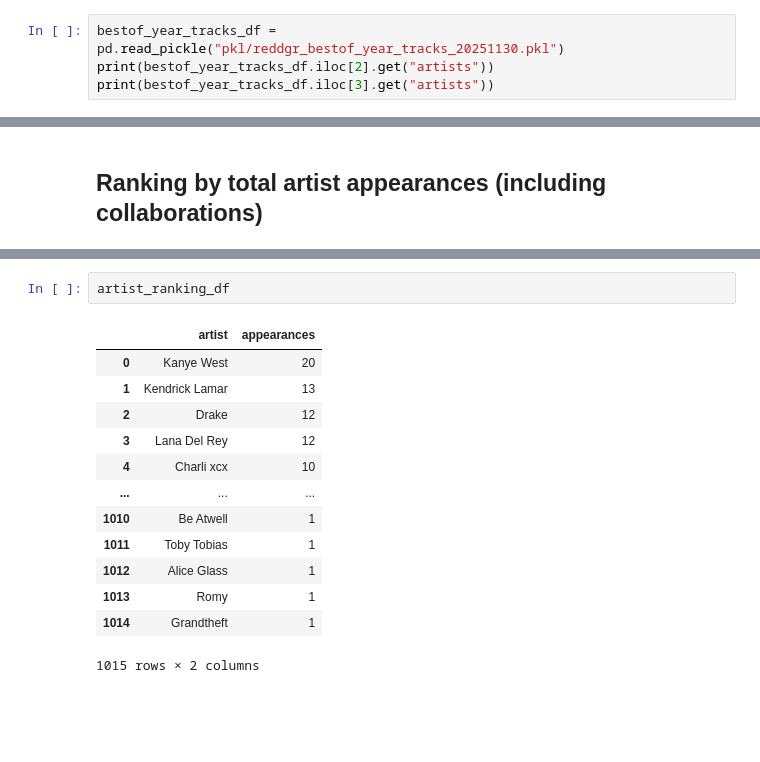
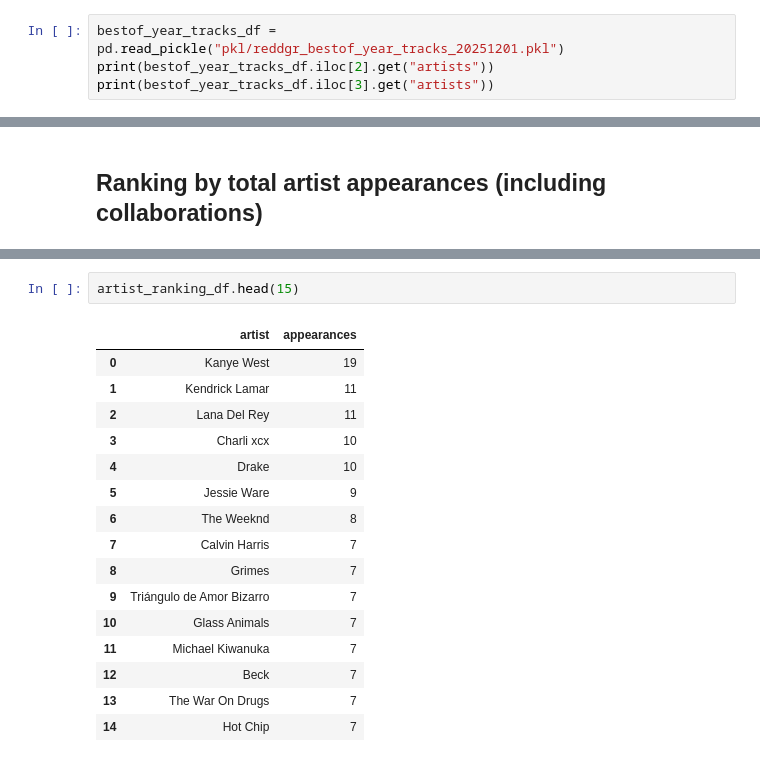
Before and after one commit to reddgr/spotipy-use-cases, a Jupyter notebook: reddgr-best-of-year-playlists.ipynb, the cells around one changed output, grey strips where cells are left out. Saved outputs shown, nothing was run; the diff lists cells and outputs as text; blank space fills up the shorter version.

```diff
--- a/reddgr-best-of-year-playlists.ipynb
+++ b/reddgr-best-of-year-playlists.ipynb
@@ -346,7 +350,7 @@ display(bestof_year_tracks_df)
 today_date = pd.to_datetime("today").normalize().strftime("%Y%m%d")
 bestof_year_tracks_df.to_pickle(f"pkl/reddgr_bestof_year_tracks_{today_date}.pkl")
 # %%
-bestof_year_tracks_df = pd.read_pickle("pkl/reddgr_bestof_year_tracks_20251130.pkl")
+bestof_year_tracks_df = pd.read_pickle("pkl/reddgr_bestof_year_tracks_20251201.pkl")
 print(bestof_year_tracks_df.iloc[2].get("artists"))
 print(bestof_year_tracks_df.iloc[3].get("artists"))
 # %% [output]
@@ -403,19 +407,22 @@ plt.show()
 # %%
-artist_ranking_df
+artist_ranking_df.head(15)
 # %% [output]
 |  | artist | appearances |
-| 0 | Kanye West | 20 |
-| 1 | Kendrick Lamar | 13 |
-| 2 | Drake | 12 |
-| 3 | Lana Del Rey | 12 |
-| 4 | Charli xcx | 10 |
-| ... | ... | ... |
-| 1010 | Be Atwell | 1 |
-| 1011 | Toby Tobias | 1 |
-| 1012 | Alice Glass | 1 |
-| 1013 | Romy | 1 |
-| 1014 | Grandtheft | 1 |
+| 0 | Kanye West | 19 |
+| 1 | Kendrick Lamar | 11 |
+| 2 | Lana Del Rey | 11 |
+| 3 | Charli xcx | 10 |
+| 4 | Drake | 10 |
+| 5 | Jessie Ware | 9 |
+| 6 | The Weeknd | 8 |
+| 7 | Calvin Harris | 7 |
+| 8 | Grimes | 7 |
+| 9 | Triángulo de Amor Bizarro | 7 |
+| 10 | Glass Animals | 7 |
+| 11 | Michael Kiwanuka | 7 |
+| 12 | Beck | 7 |
+| 13 | The War On Drugs | 7 |
+| 14 | Hot Chip | 7 |
-1015 rows × 2 columns
 # %%
 lead_artists_series = (
     bestof_year_tracks_df["artists"]
```
Also changed, not shown: parts of 7 cells of this notebook.
